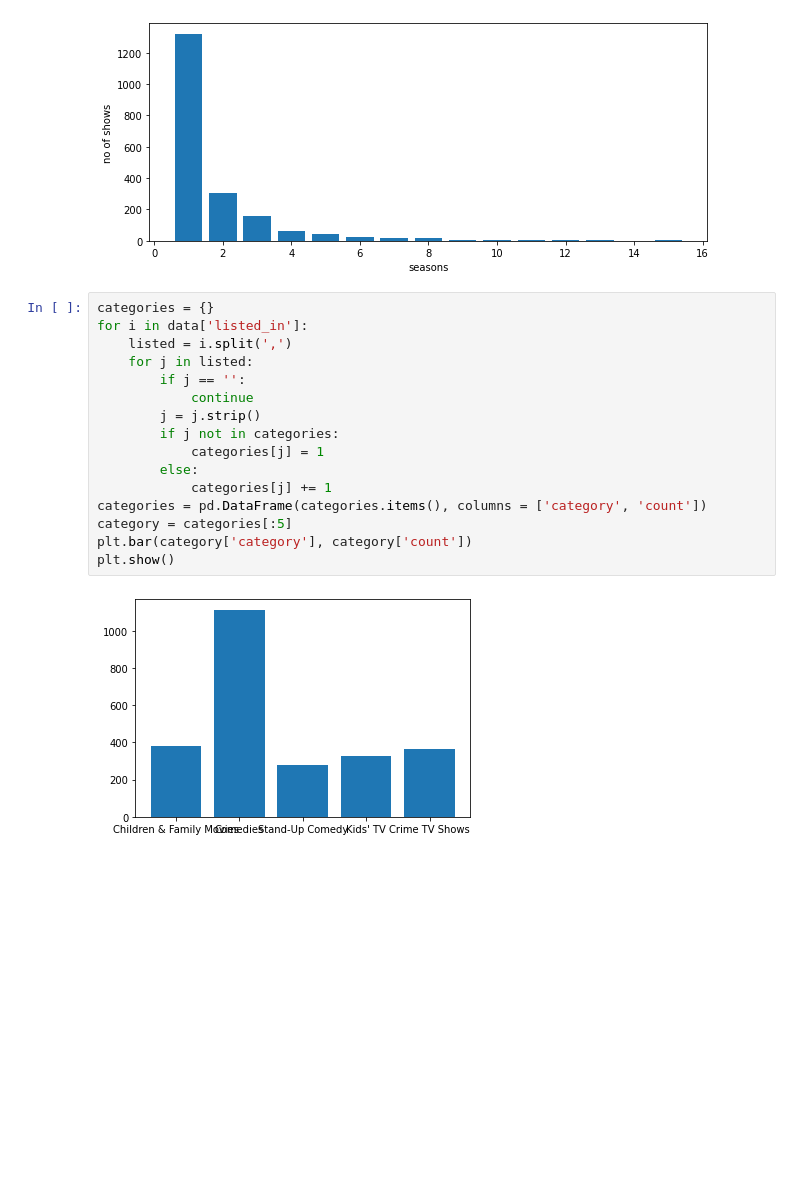
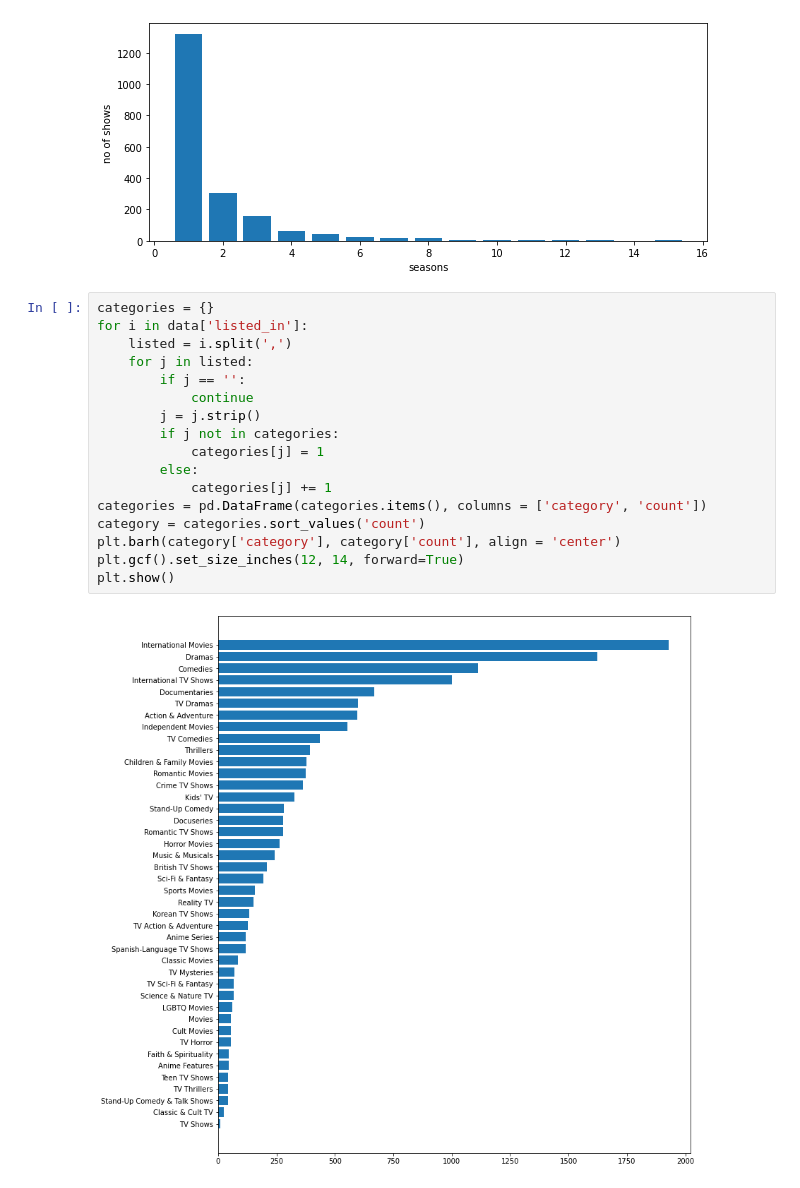
Before and after one commit to Nikhil-L/Data-Visualization, a Jupyter notebook: Netflix Shows and Movies Exploratory Data Analysis.ipynb, the cells around one changed output. Drawn from its saved outputs; the diff is of its cells as text; blank space fills up the shorter version.

```diff
--- a/Netflix Shows and Movies Exploratory Data Analysis.ipynb
+++ b/Netflix Shows and Movies Exploratory Data Analysis.ipynb
@@ -157,18 +157,19 @@ plt.show()
 # %%
 categories = {}
 for i in data['listed_in']:
     listed = i.split(',')
     for j in listed:
         if j == '':
             continue
         j = j.strip()
         if j not in categories:
             categories[j] = 1
         else:
             categories[j] += 1
 categories = pd.DataFrame(categories.items(), columns = ['category', 'count'])
-category = categories[:5]
-plt.bar(category['category'], category['count'])
+category = categories.sort_values('count')
+plt.barh(category['category'], category['count'], align = 'center')
+plt.gcf().set_size_inches(12, 14, forward=True)
 plt.show()
 # %% [output]
-[figure, old version]
+[figure, new version]
```
